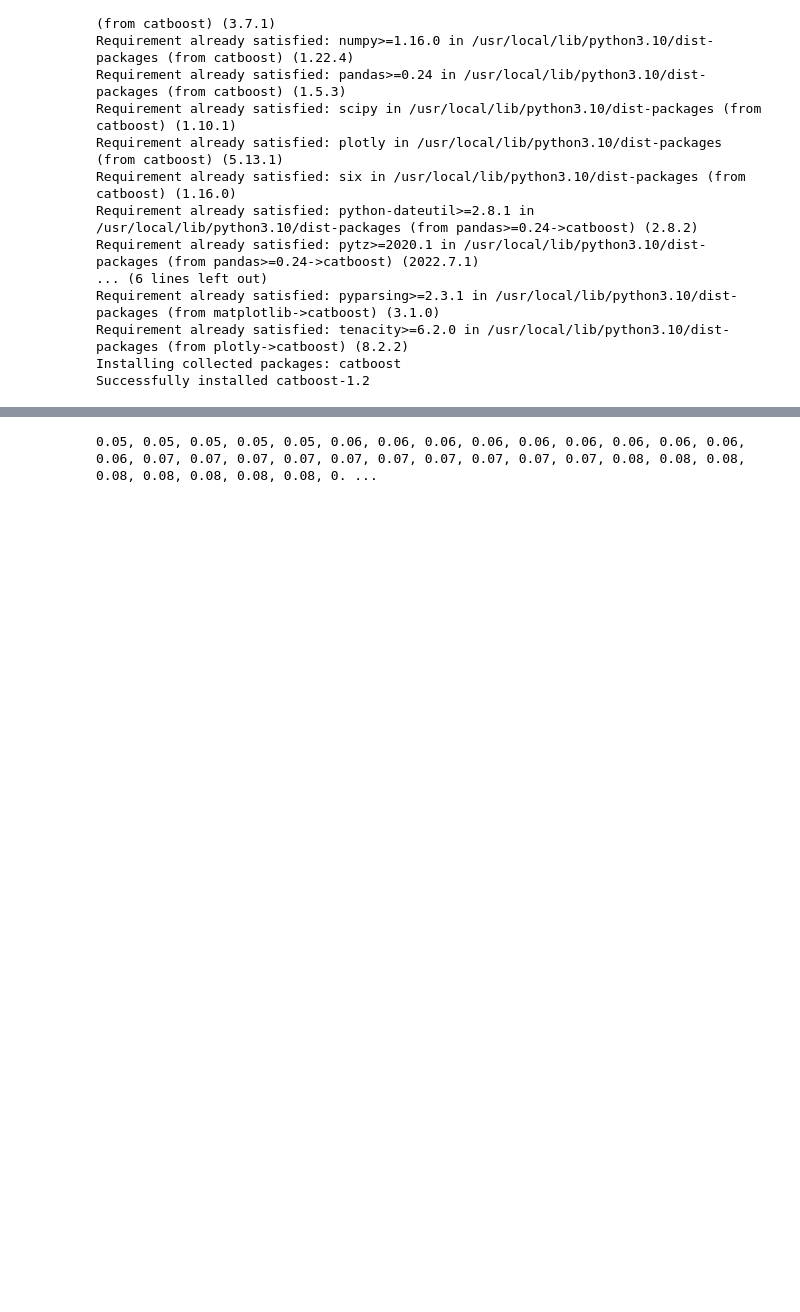
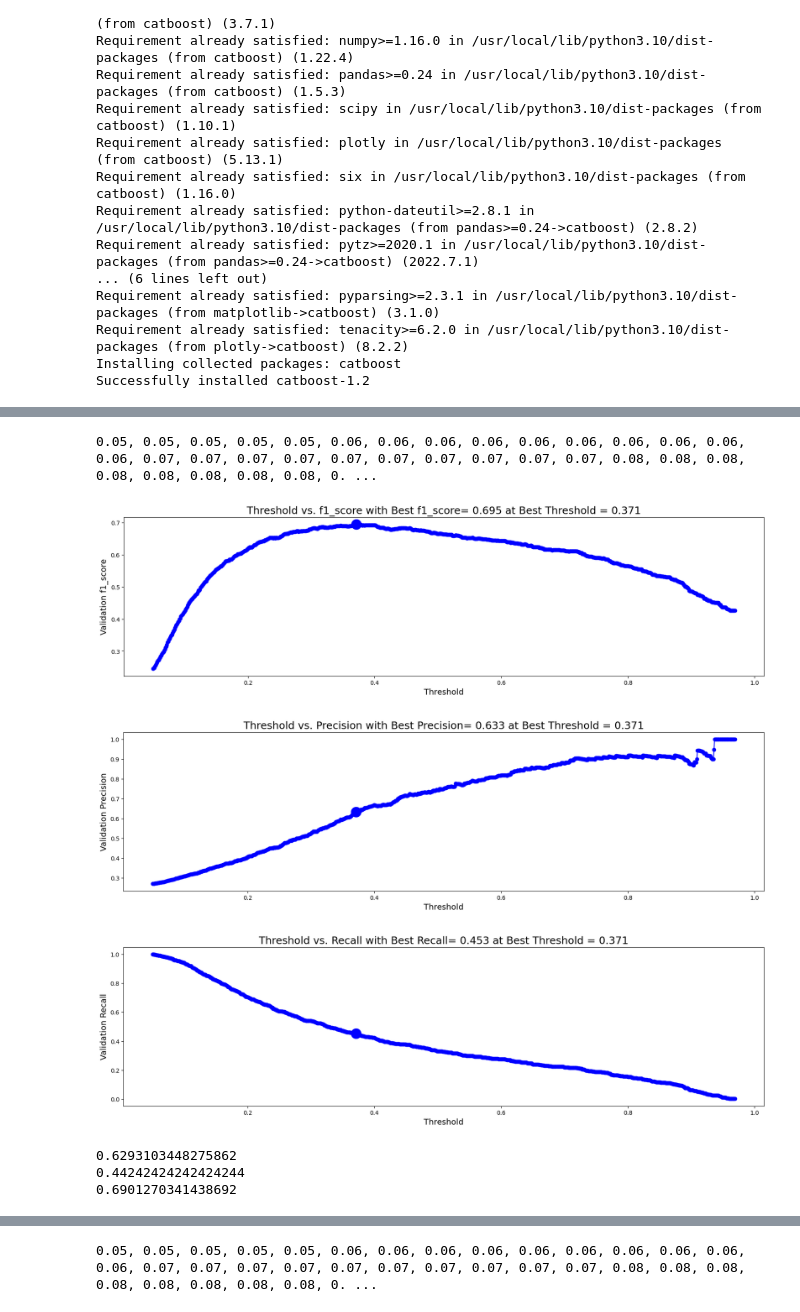
Before and after one commit to Dicere/WB_Internship, a Jupyter notebook: 0_8_model_new_feature.ipynb, the cells around one changed output, grey strips where cells are left out. Cells and saved outputs as stored; diff of their text form; code cells hidden in the pictures; blank space fills up the shorter version.

```diff
--- a/0_8_model_new_feature.ipynb
+++ b/0_8_model_new_feature.ipynb
@@ -107,3 +107,12 @@ def calc_log_loss_weight(y_true):
     nc = np.bincount(y_true)
     w0, w1 = 1/(nc[0]/y_true.shape[0]), 1/(nc[1]/y_true.shape[0])
     return w0, w1
+# %%
+def plot(scores,best_score,text):
+  plt.figure(figsize=(20,5))
+  plt.plot(thresholds,scores,'-o',color='blue')
+  plt.scatter([best_threshold], [best_score], color='blue', s=300, alpha=1)
+  plt.xlabel('Threshold',size=14)
+  plt.ylabel(f'Validation {i}',size=14)
+  plt.title(f'Threshold vs. {i} with Best {i}= {best_score:.3f} at Best Threshold = {best_threshold:.3}',size=18)
+  plt.show()
@@ -109,0 +181,36 @@ def calc_log_loss_weight(y_true):
+# %%
+scores_f1_score=[]
+scores_Precision=[]
+scores_Recall=[]
+scores = []; thresholds = []
+best_f1= 0;best_score_pr= 0;best_score_rc = 0; best_threshold = 0
+true = y_train
+for threshold in np.arange(0.05,0.97,0.001):
+    print(f'{threshold:.02f}, ',end='')
+    preds = (oof.values.reshape((-1))>threshold).astype('int')
+    m = f1_score(true.values.reshape((-1)), preds, average='macro')
+    # scores.append(m)
+    pr = precision_score(true.values.reshape((-1)), preds)
+    rc = recall_score(true.values.reshape((-1)), preds)
+    f1 = f1_score(true.values.reshape((-1)), preds,average='macro')
+    m= f1_score(true.values.reshape((-1)), preds,average='macro')
+    scores_f1_score.append(f1)
+    scores_Precision.append(pr)
+    scores_Recall.append(rc)
+    thresholds.append(threshold)
+    if m>best_f1:
+        best_f1 = m
+        best_score_pr = pr
+        best_score_rc = rc
+        best_threshold = threshold
+scores_dict = {
+            'f1_score':[scores_f1_score,best_f1],
+            'Precision':[scores_Precision,best_score_pr],
+            'Recall':[scores_Recall,best_score_rc]}
+for i in scores_dict.keys():
+  plot(scores_dict[i][0],scores_dict[i][1],i)
+# %% [output]
+0.05, 0.05, 0.05, 0.05, 0.05, 0.06, 0.06, 0.06, 0.06, 0.06, 0.06, 0.06, 0.06, 0.06, 0.06, 0.07, 0.07, 0.07, 0.07, 0.07, 0.07, 0.07, 0.07, 0.07, 0.07, 0.08, 0.08, 0.08, 0.08, 0.08, 0.08, 0.08, 0.08, 0. ...
+[figure, added]
+[figure, added]
+[figure, added]
@@ -110 +227,9 @@ def calc_log_loss_weight(y_true):
+# %%
+print(precision_score(y_test, pred_marks))
+print(recall_score(y_test,pred_marks))
+print(f1_score(y_test, pred_marks,average='macro'))
+# %% [output]
+0.6293103448275862
+0.44242424242424244
+0.6901270341438692
 # %%
```
Also changed, not shown: parts of 11 cells of this notebook.
